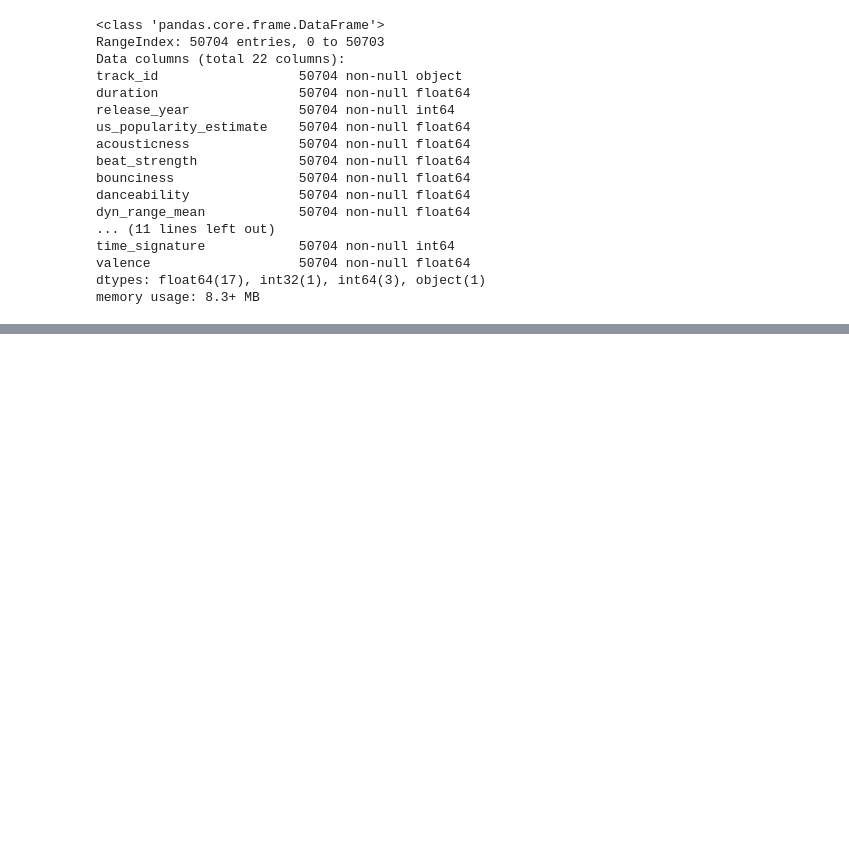
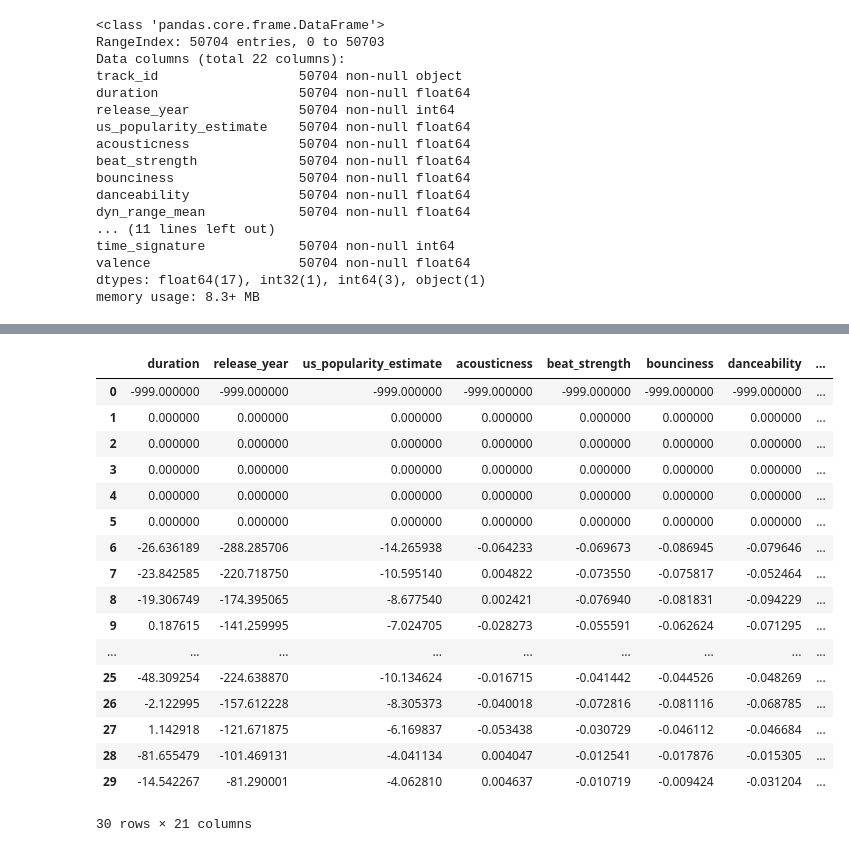
Before and after one commit to a-poor/spotify-skip-prediction, a Jupyter notebook: feature_engineering.ipynb, the cells around one changed output, grey strips where cells are left out. Drawn from its saved outputs; the diff is of its cells as text; code cells hidden in the pictures; blank space fills up the shorter version.

```diff
--- a/feature_engineering.ipynb
+++ b/feature_engineering.ipynb
@@ -745,0 +831,4 @@ session_data.head()
+# %%
+skip_data_cumsum = skip_data.drop(columns=['track_id','skipped','session_position']).groupby(['session_id']).cumsum()
+play_data_cumsum = play_data.drop(columns=['track_id','skipped','session_position']).groupby(['session_id']).cumsum()
+skip_data_cumsum.head(10)
@@ -745,0 +848,28 @@ session_data.head()
+# %%
+for c in skip_data_cumsum.columns:
+    # Average the columns
+    skip_data_cumsum[c] = (skip_data_cumsum[c] - (skip_data[c])) / session_data.session_position
+    play_data_cumsum[c] = (play_data_cumsum[c] - (skip_data[c])) / session_data.session_position
+    # Clear the first rows
+    skip_data_cumsum[c][session_data.session_position == 1] = -999
+    play_data_cumsum[c][session_data.session_position == 1] = -999
+skip_data_cumsum.head(30)
+# %% [output]
+|  | duration | release_year | us_popularity_estimate | acousticness | beat_strength | bounciness | danceability | ... |
+| 0 | -999.000000 | -999.000000 | -999.000000 | -999.000000 | -999.000000 | -999.000000 | -999.000000 | ... |
+| 1 | 0.000000 | 0.000000 | 0.000000 | 0.000000 | 0.000000 | 0.000000 | 0.000000 | ... |
+| 2 | 0.000000 | 0.000000 | 0.000000 | 0.000000 | 0.000000 | 0.000000 | 0.000000 | ... |
+| 3 | 0.000000 | 0.000000 | 0.000000 | 0.000000 | 0.000000 | 0.000000 | 0.000000 | ... |
+| 4 | 0.000000 | 0.000000 | 0.000000 | 0.000000 | 0.000000 | 0.000000 | 0.000000 | ... |
+| 5 | 0.000000 | 0.000000 | 0.000000 | 0.000000 | 0.000000 | 0.000000 | 0.000000 | ... |
+| 6 | -26.636189 | -288.285706 | -14.265938 | -0.064233 | -0.069673 | -0.086945 | -0.079646 | ... |
+| 7 | -23.842585 | -220.718750 | -10.595140 | 0.004822 | -0.073550 | -0.075817 | -0.052464 | ... |
+| 8 | -19.306749 | -174.395065 | -8.677540 | 0.002421 | -0.076940 | -0.081831 | -0.094229 | ... |
+| 9 | 0.187615 | -141.259995 | -7.024705 | -0.028273 | -0.055591 | -0.062624 | -0.071295 | ... |
+| ... | ... | ... | ... | ... | ... | ... | ... | ... |
+| 25 | -48.309254 | -224.638870 | -10.134624 | -0.016715 | -0.041442 | -0.044526 | -0.048269 | ... |
+| 26 | -2.122995 | -157.612228 | -8.305373 | -0.040018 | -0.072816 | -0.081116 | -0.068785 | ... |
+| 27 | 1.142918 | -121.671875 | -6.169837 | -0.053438 | -0.030729 | -0.046112 | -0.046684 | ... |
+| 28 | -81.655479 | -101.469131 | -4.041134 | 0.004047 | -0.012541 | -0.017876 | -0.015305 | ... |
+| 29 | -14.542267 | -81.290001 | -4.062810 | 0.004637 | -0.010719 | -0.009424 | -0.031204 | ... |
+30 rows × 21 columns
```
Also changed, not shown: parts of 18 cells of this notebook, 5 other files.
